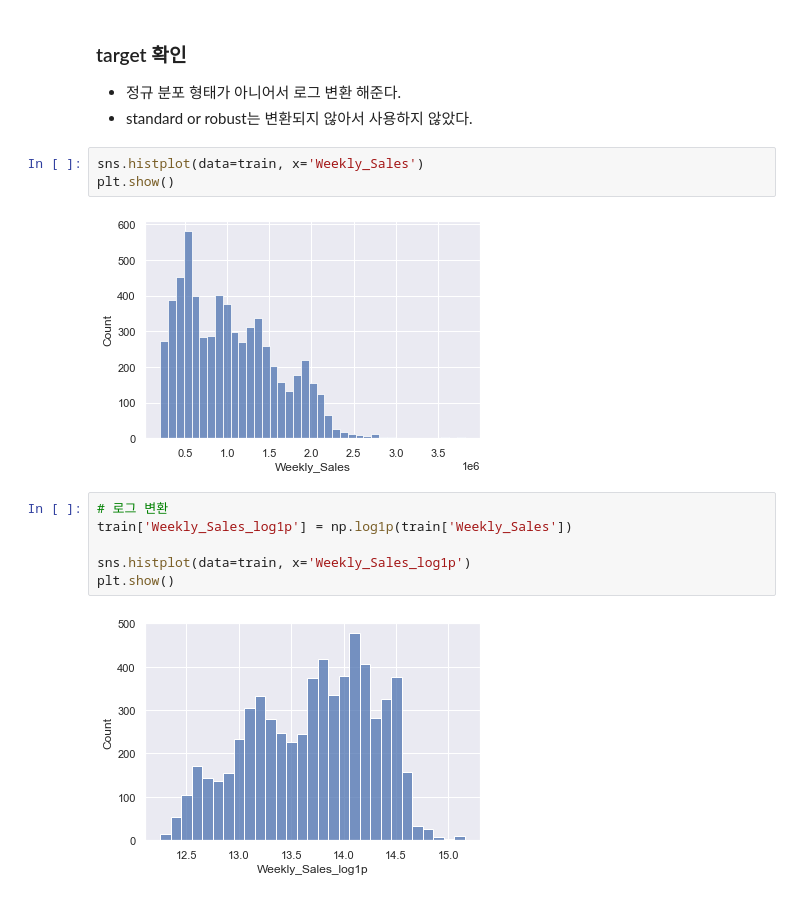
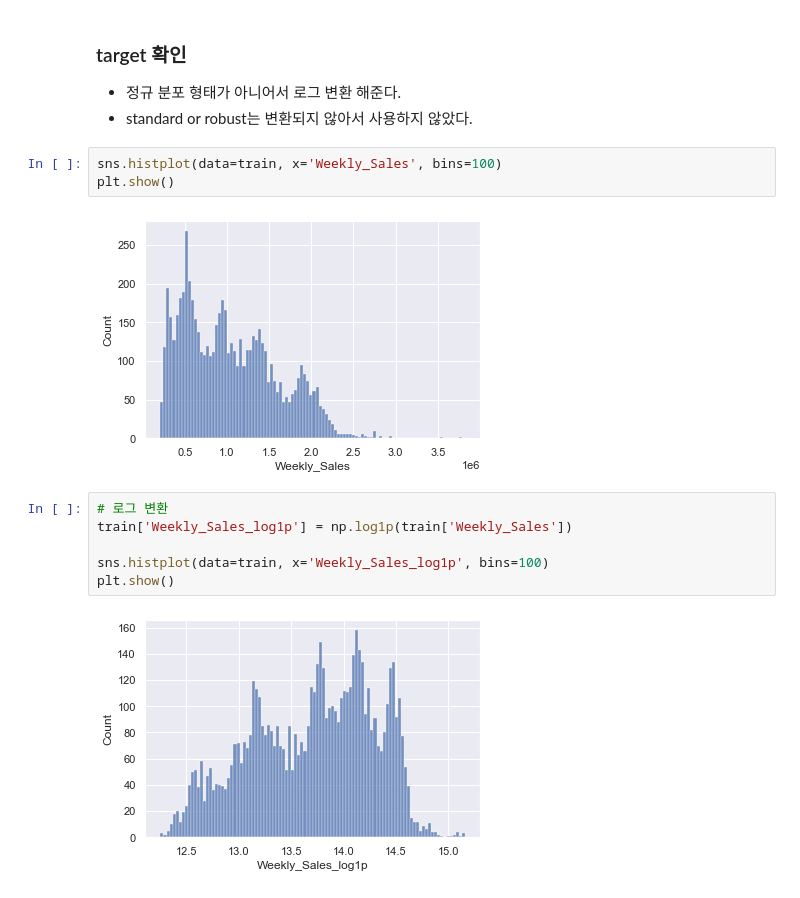
Before and after one commit to jhan117/LikeLion-AI-SCHOOL6, a Jupyter notebook: EDA.ipynb, the cells around one changed output. Saved outputs shown, nothing was run; the diff lists cells and outputs as text.

```diff
--- a/EDA.ipynb
+++ b/EDA.ipynb
@@ -171,15 +175,15 @@ train.loc[train['Promotion2'] == 1.50]
 - 정규 분포 형태가 아니어서 로그 변환 해준다.
 - standard or robust는 변환되지 않아서 사용하지 않았다.
 # %%
-sns.histplot(data=train, x='Weekly_Sales')
+sns.histplot(data=train, x='Weekly_Sales', bins=100)
 plt.show()
 # %% [output]
-[figure, old version]
+[figure, new version]
 # %%
 # 로그 변환
 train['Weekly_Sales_log1p'] = np.log1p(train['Weekly_Sales'])
 
-sns.histplot(data=train, x='Weekly_Sales_log1p')
+sns.histplot(data=train, x='Weekly_Sales_log1p', bins=100)
 plt.show()
 # %% [output]
-[figure, old version]
+[figure, new version]
```
Also changed, not shown: parts of 16 cells of this notebook, 1 other file.
